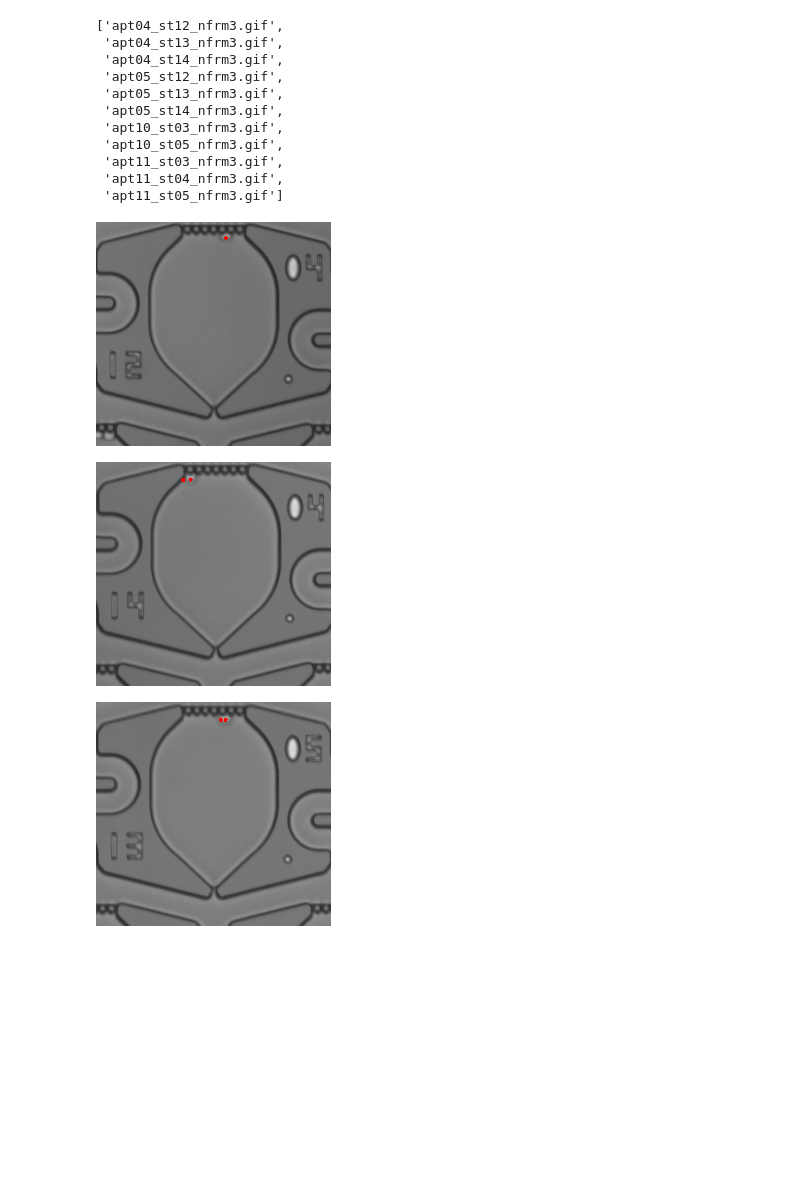
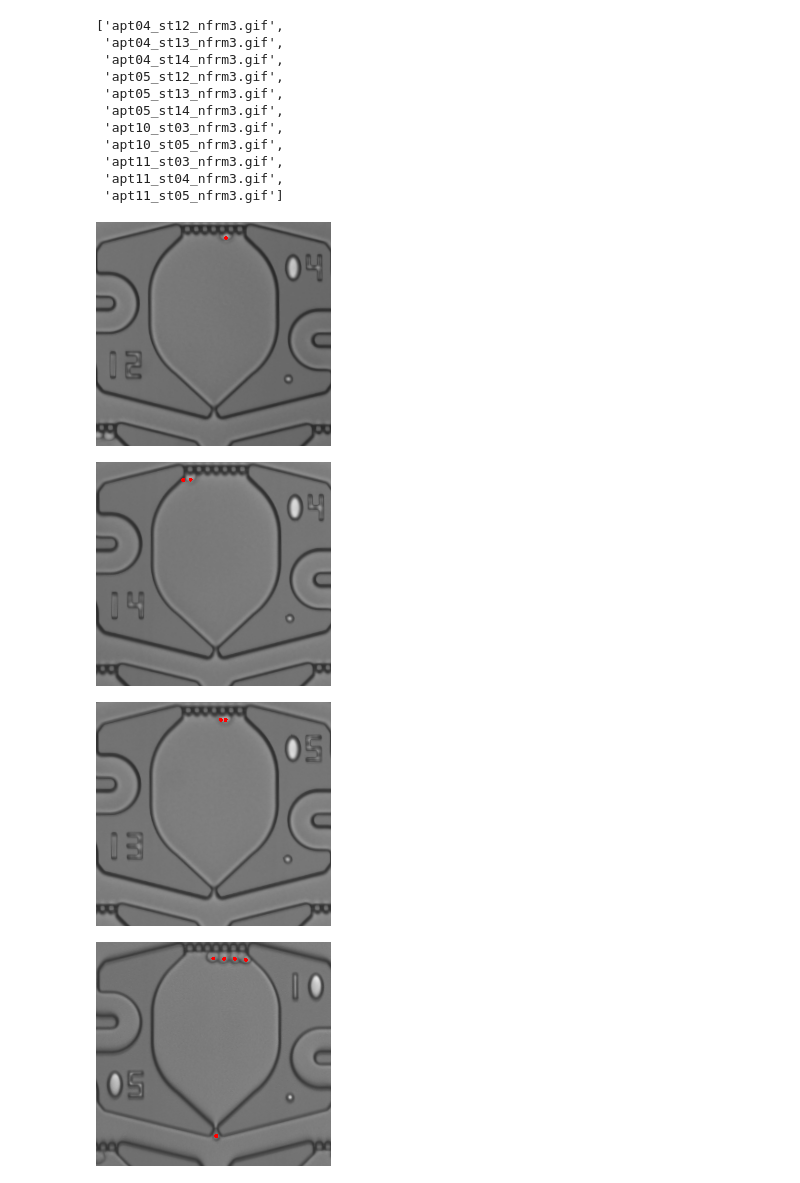
Before and after one commit to hammerlab/SmartCount, a Jupyter notebook: python/notebook/analysis/20180809-G3-test/videos.ipynb, the cells around one changed output. Drawn from its saved outputs; the diff is of its cells as text; code cells hidden in the pictures; blank space fills up the shorter version.

```diff
--- a/python/notebook/analysis/20180809-G3-test/videos.ipynb
+++ b/python/notebook/analysis/20180809-G3-test/videos.ipynb
@@ -61,10 +61,12 @@ videos
 # %%
 # Show some example videos
 from IPython.display import display, Image
 display(Image(filename=output_dir + '/videos/apt04_st12_nfrm3.gif'))
 display(Image(filename=output_dir + '/videos/apt04_st14_nfrm3.gif'))
 display(Image(filename=output_dir + '/videos/apt05_st13_nfrm3.gif'))
+display(Image(filename=output_dir + '/videos/apt10_st05_nfrm3.gif'))
 # %% [output]
 [figure]
 [figure]
 [figure]
+[figure, added]
```
Also changed, not shown: 2 other files.
